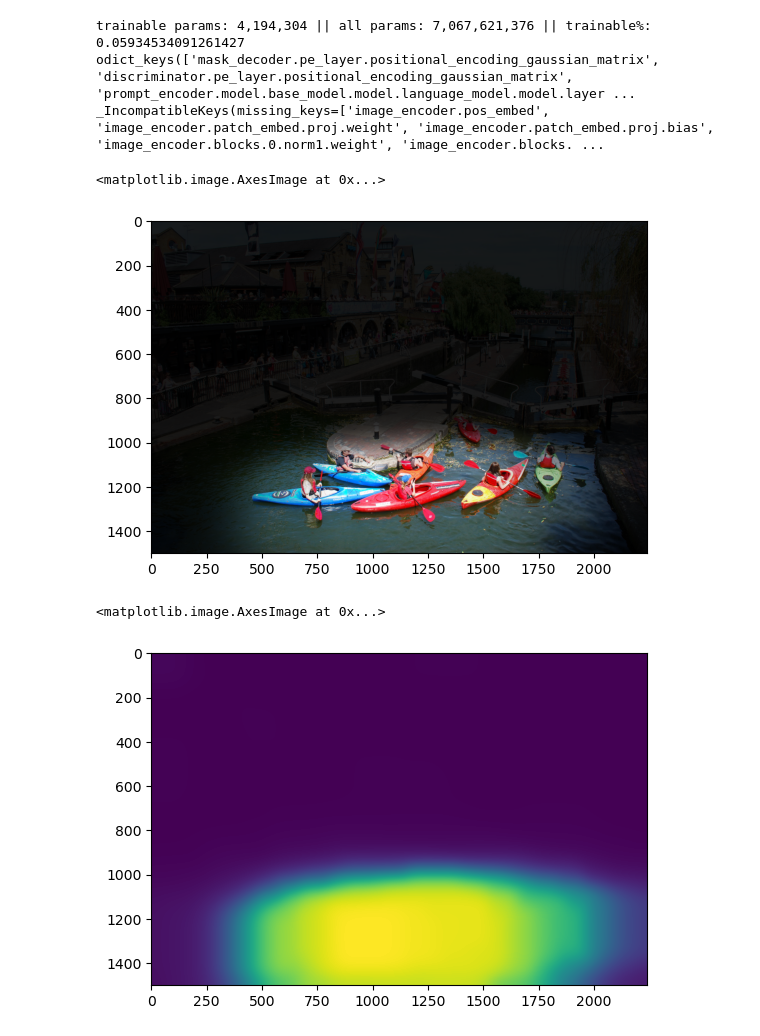
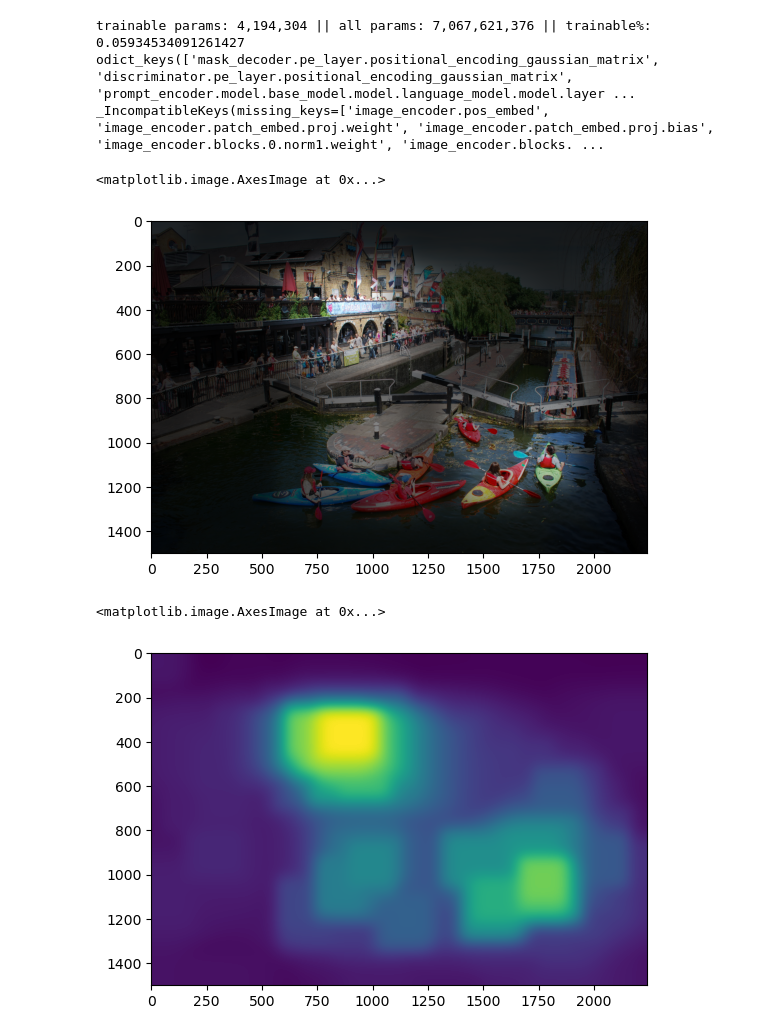
Before and after one commit to 2toinf/IVM, a Jupyter notebook: demo.ipynb, the cells around one changed output. Drawn from its saved outputs; the diff is of its cells as text; code cells hidden in the pictures.

```diff
--- a/demo.ipynb
+++ b/demo.ipynb
@@ -21,21 +21,21 @@ _IncompatibleKeys(missing_keys=['image_encoder.pos_embed', 'image_encoder.patch_
 # %%
 from PIL import Image
 
 image = Image.open("/home/roborobo/Downloads/See-you-need-to-see/V*/vstar/relative_position/sa_36787.jpg")
-instruction = "boat"
+instruction = "What's advising?"
 
-result = model.forward_batch([image], [instruction], range_threshold=0.5, boxes_threshold=0.1 ,blur_kernel_size = 201, dilate_kernel_size = 201, min_reserved_ratio=0.1, fill_color=(0,0,0))
+result = model.forward_batch([image], [instruction], range_threshold=0.1, boxes_threshold=0.1 ,blur_kernel_size = 201, dilate_kernel_size = 201, min_reserved_ratio=0.1, fill_color=(0,0,0))
 from matplotlib import pyplot as plt
 import numpy as np
 plt.imshow((result['highlight_image'][0]).astype(np.uint8))
 # %% [output]
 <matplotlib.image.AxesImage at 0x...>
-[figure, old version]
+[figure, new version]
 # %%
 plt.imshow((result['soft'][0]))
 # %% [output]
 <matplotlib.image.AxesImage at 0x...>
-[figure, old version]
+[figure, new version]
 # %%
 import json
 import tqdm
```
Also changed, not shown: 1 other file.
